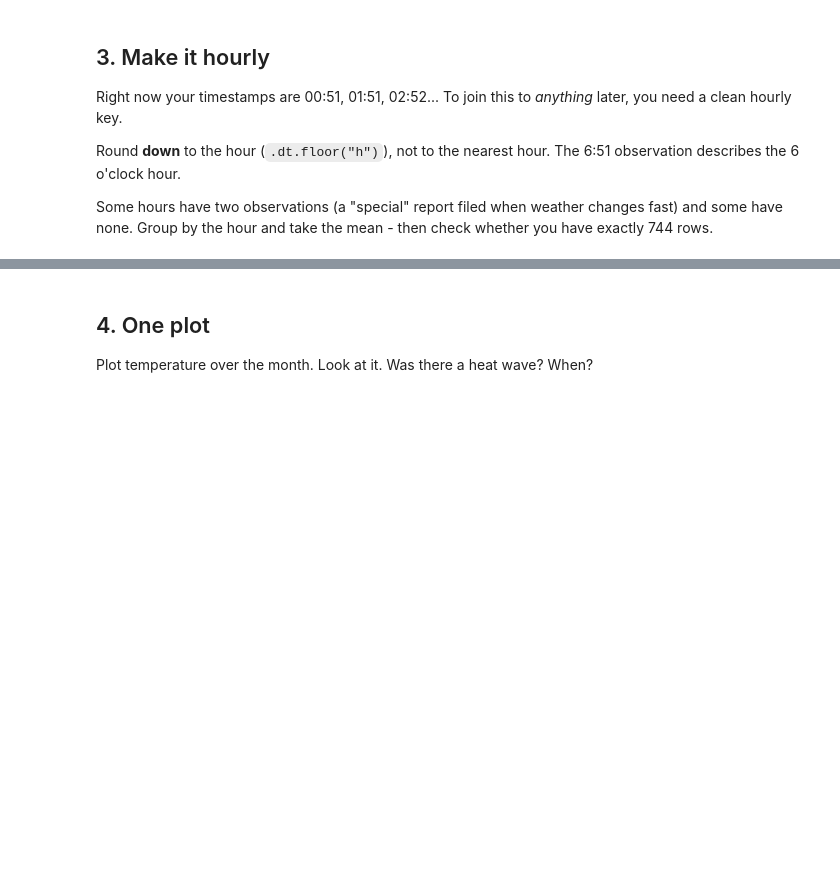
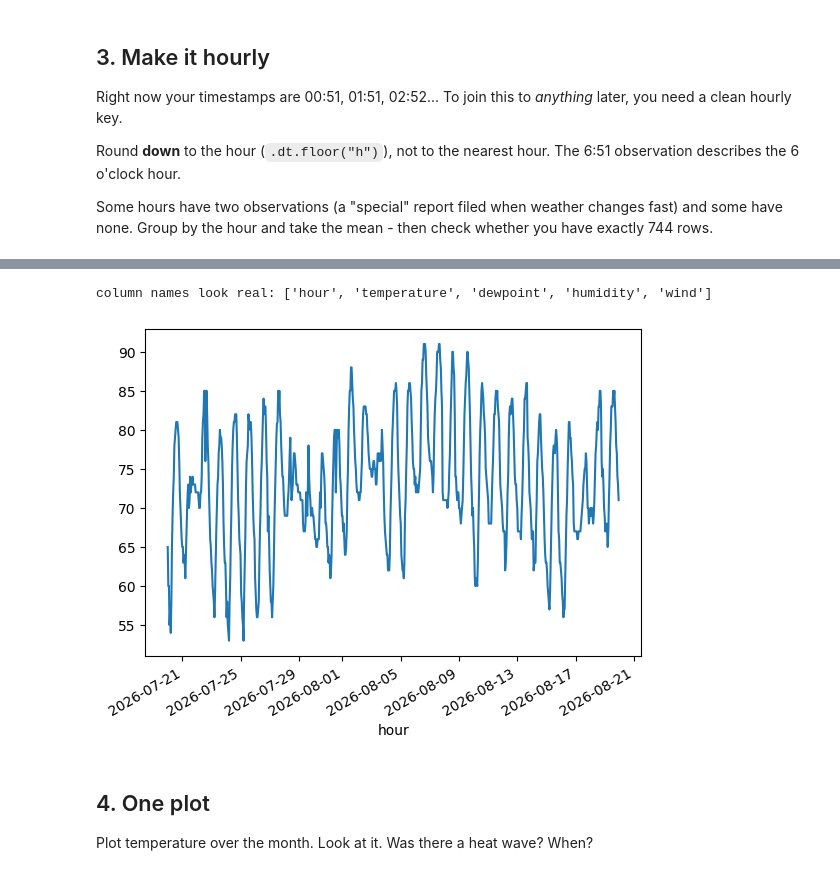
Before and after one commit to vitosaveroaw/opim5512-lab1-yah25002-sah24002, a Jupyter notebook: notebooks/Lab1_A_Weather_Starter.ipynb, the cells around one changed output, grey strips where cells are left out. Drawn from its saved outputs; the diff is of its cells as text; code cells hidden in the pictures; blank space fills up the shorter version.

Commit message:
Add changes on some TODO and make a downloadable plot

```diff
--- a/notebooks/Lab1_A_Weather_Starter.ipynb
+++ b/notebooks/Lab1_A_Weather_Starter.ipynb
@@ -63,7 +71,7 @@ These are **METAR** observations - the same reports pilots read. A few things ab
 # %%
 # TODO: read the CSV. Make sure "M" becomes NaN, not the string "M".
 # Hint: pd.read_csv(url, na_values=[...])
-wx = ...
+wx = pd.read_csv(url, na_values=["M","T"])
 
 print(wx.shape)
 wx.head()
@@ -118,17 +156,18 @@ have none. Group by the hour and take the mean - then check whether you have exa
 # %%
 # TODO: round the observation times DOWN to the hour.
 # The join key must be called `hour` - that one name is fixed by the lab.
-wx["hour"] = ...
+wx["hour"] = pd.to_datetime(wx["valid"]).dt.floor("h")
+wx.head()
 
 # TODO: collapse to one row per hour, and name your columns using YOUR CONTRACT.
 # The names below are placeholders - replace them with what you and your partner
 # agreed on and wrote into the README. House style: lowercase, snake_case, unit
 # in the name where a reader could guess wrong.
 hourly = (wx.groupby("hour", as_index=False)
-            .agg(YOUR_TEMP_NAME=("tmpf", "mean"),
-                 YOUR_DEWPOINT_NAME=("dwpf", "mean"),
-                 YOUR_HUMIDITY_NAME=("relh", "mean"),
-                 YOUR_WIND_NAME=("sknt", "mean")))
+            .agg(temperature=("tmpf", "mean"),
+                 dewpoint=("dwpf", "mean"),
+                 humidity=("relh", "mean"),
+                 wind=("sknt", "mean")))
 
 print(len(hourly), "hours")   # July 20 - Aug 19 is 744 hours. Do you have all of them?
 hourly.head()
@@ -139,14 +186,23 @@ hourly.head()
 bad = [c for c in hourly.columns if c.startswith("YOUR_")]
 assert not bad, f"Replace the placeholder column names first: {bad}"
 print("column names look real:", list(hourly.columns))
+# %% [output]
+column names look real: ['hour', 'temperature', 'dewpoint', 'humidity', 'wind']
 # %%
 # TODO: how many hours are missing entirely, and how many have a missing temperature?
+hourly.index = hourly['hour']
+hourly.head()
+hourly['temperature'].plot()
+plt.savefig("monthly_temp_a.png", bbox_inches='tight', dpi=120)
+
 # Two different questions:
 #   - missing temperature  -> you already have the tool: value_counts / .isna().sum()
 #     on your temp column at the hourly level.
 #   - missing ENTIRELY     -> a whole hour with no row at all. value_counts can't see
 #     a row that isn't there. Think: how many hours SHOULD there be vs how many you have?
 # This is a real answer you will write into the README data dictionary.
+# %% [output]
+[figure, added]
 # %% [markdown]
 ## 4. One plot
 
```
Also changed, not shown: parts of 7 cells of this notebook.
